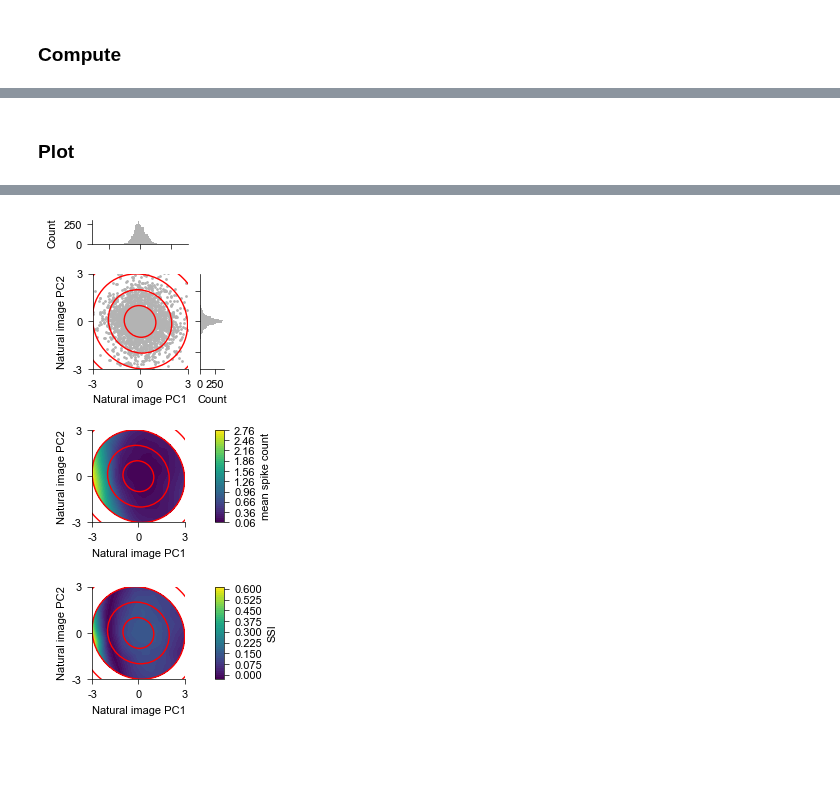
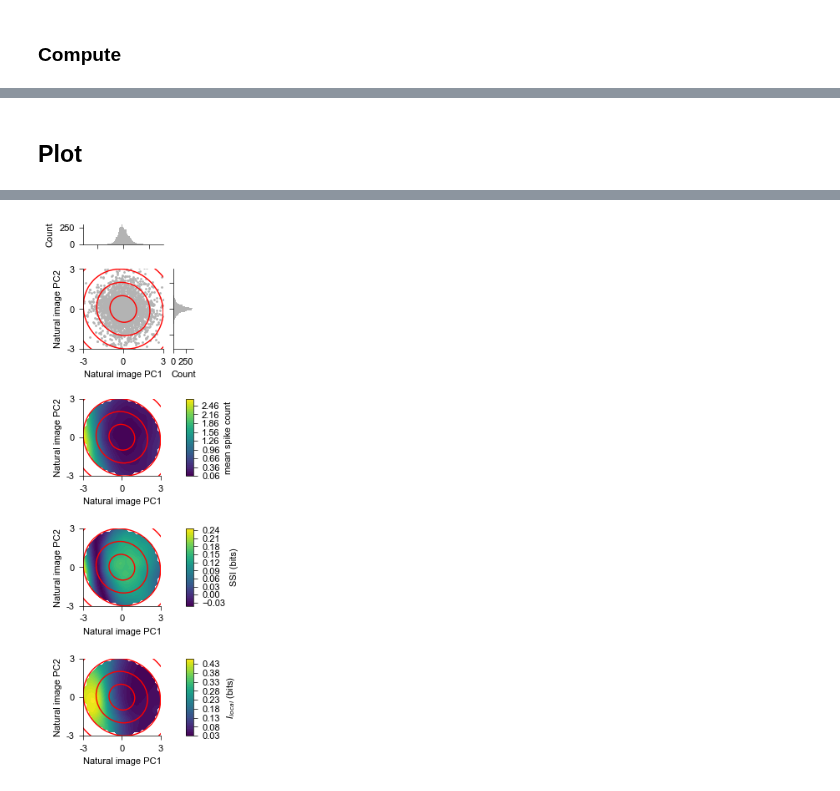
Before and after one commit to steevelaquitaine/fisher-info-limits, a Jupyter notebook: notebooks/fig3.ipynb, the cells around one changed output, grey strips where cells are left out. Saved outputs shown, nothing was run; the diff lists cells and outputs as text; code cells hidden in the pictures; blank space fills up the shorter version.

```diff
--- a/notebooks/fig3.ipynb
+++ b/notebooks/fig3.ipynb
@@ -357,0 +608,20 @@ Wall time: 305 ms
+# %%
+# create 2D-stimulus X(PC1,PC2) -------------------------
+
+# x points to plot, from -xmax to xmax
+nx = grid_x.shape[0]
+xmax = latent_space.max()              # 10 - OK! = 10 for grid linspace on -10 to 10 with 100 steps
+x = np.linspace(-xmax, xmax, nx)[None] # of shape (1,100)
+dx = x[0,1] - x[0,0]                   # note: dx is 10 X smaller than in replication - OK! = 0.202
+
+# get the space of possible values of the first two PCs (2D-stimulus)
+
+# create neuron 2D tuning curve f(PC1,PC2) ----------------------------
+
+# firingrate = tuning_curve_mog(latent_space).reshape(nx,nx).T # shape (nx,nx)
+firingrate = rate_preds.reshape(nx,nx)
+
+# compute ssi ------------------------------------
+
+# for stimulus distribution (p(x)) with zero mean and given covariance
+ssi, Inf_ssi, logpx, logpr_x, logpr = compute_ssi(latent_space, firingrate, dx, amp=20, Sigmax=sigma)
@@ -358,5 +739,5 @@ Wall time: 305 ms
 # %% [markdown]
-### Plot
+## Plot
 # %%
 %%time
 
@@ -365,17 +746,18 @@ xylim = (-3,3)
 xyticks = (-3,0,3)
 
 # Create mask for 3 standard deviations
-mask_3std = create_gaussian_mask(out['grid_x'], out['grid_y'], np.array([mu0, mu1]), sigma, n_std=3)
+mask_3std = create_gaussian_mask(grid_x, grid_y, np.array([mu0, mu1]), sigma, n_std=3)
 
 # Apply mask to data
-preds_masked = np.where(mask_3std, preds.reshape(out['grid_x'].shape), np.nan)
+preds_masked = np.where(mask_3std, preds.reshape(grid_x.shape), np.nan)
 ssi_masked = np.where(mask_3std, ssi, np.nan)
+Ilocal_masked = np.where(mask_3std, Ilocal, np.nan)
 
 # setup plot
-fig = plt.figure(figsize=(1.7,6))
+fig = plt.figure(figsize=(1.7,8))
 
 # create main GridSpec: 1 col, 3 rows
-gs_main = gridspec.GridSpec(3,1, figure=fig, wspace=0, height_ratios=[1.5,1,1])
+gs_main = gridspec.GridSpec(4,1, figure=fig, wspace=0, height_ratios=[1.5,1,1,1])
 
 # First subplot: Stimulus pcs & histogram --------------------------------------------------------------------------------
 gs_top = gridspec.GridSpecFromSubplotSpec(2, 2,
@@ -414,6 +796,7 @@ axs['histy'].spines[['top','right']].set_visible(False)
 axs['histy'].set_xlabel('Count')
 
 # Second subplot: Tuning curve and prior --------------------------------------------------------------------------------
+
 ax_bottom = fig.add_subplot(gs_main[1])
 
 # plot tuning curve as heatmap (MASKED - white outside 3 std)
@@ -443,7 +826,7 @@ ax_bottom.spines[['top','right']].set_visible(False)
 
 # Third subplot: plot SSI (MASKED - white outside 3 std) ----------------------------------------------------
 ax_bottom3 = fig.add_subplot(gs_main[2])
-im = ax_bottom3.contourf(out['grid_x'], out['grid_y'], ssi_masked, levels=50, cmap='viridis', extend='neither')
+im = ax_bottom3.contourf(grid_x, grid_y, ssi_masked/log(2), levels=50, cmap='viridis', extend='neither')
 
 # formatting
 ax_bottom3.set_facecolor('white')  # Set background to white for masked regions
@@ -454,7 +837,36 @@ ax_bottom3.set_yticks(xyticks,xyticks)
 # colorbar
 divider = make_axes_locatable(ax_bottom3)
 cax = divider.append_axes("right", size="10%", pad=0.3)
-cbar = plt.colorbar(im, cax=cax, label='SSI')
+cbar = plt.colorbar(im, cax=cax, label='SSI (bits)')
+
+# plot prior as contours
+for n_std in np.arange(0, 6, 1):
+    plot_gaussian_ellipse(np.array([mu0, mu1]), sigma,
+                         ax_bottom3, n_std=n_std,
+                         edgecolor='red', facecolor='None')
+# formatting
+ax_bottom3.set_xlabel("Natural image PC1")
+ax_bottom3.set_ylabel("Natural image PC2")
+ax_bottom3.set_aspect('equal')
+ax_bottom3.spines[['top','right']].set_visible(False)
+
+
+
+
+# Fourth subplot: plot Ilocal (MASKED - white outside 3 std) ----------------------------------------------------
+ax_bottom3 = fig.add_subplot(gs_main[3])
+im = ax_bottom3.contourf(grid_x, grid_y, Ilocal_masked / log(2), levels=50, cmap='viridis', extend='neither')
+
+# formatting
+ax_bottom3.set_facecolor('white')  # Set background to white for masked regions
+ax_bottom3.set_xlim(xylim)
+ax_bottom3.set_ylim(xylim)
+ax_bottom3.set_xticks(xyticks,xyticks)
+ax_bottom3.set_yticks(xyticks,xyticks)
+# colorbar
+divider = make_axes_locatable(ax_bottom3)
+cax = divider.append_axes("right", size="10%", pad=0.3)
+cbar = plt.colorbar(im, cax=cax, label='$I_{local}$ (bits)')
 
 # plot prior as contours
 for n_std in np.arange(0, 6, 1):
@@ -471,7 +883,7 @@ ax_bottom3.spines[['top','right']].set_visible(False)
 fig.subplots_adjust(wspace=0.9, hspace=0.5)
 
 # save figure
-plt.savefig('figures/fig3.svg', bbox_inches = 'tight', transparent=True, dpi=400)
-plt.savefig('figures/fig3.pdf', bbox_inches = 'tight', transparent=True, dpi=400)
+# plt.savefig('figures/fig3_ngamma_20.svg', bbox_inches = 'tight', transparent=True, dpi=400)
+plt.savefig(f'figures/fig3_ngamma_{ngamma}.pdf', bbox_inches = 'tight', transparent=True, dpi=400)
 # %% [output]
 5.8709399157428415
@@ -480 +892 @@ Wall time: 768 ms
-[figure, old version]
+[figure, new version]
```
Also changed, not shown: parts of 15 cells of this notebook.
